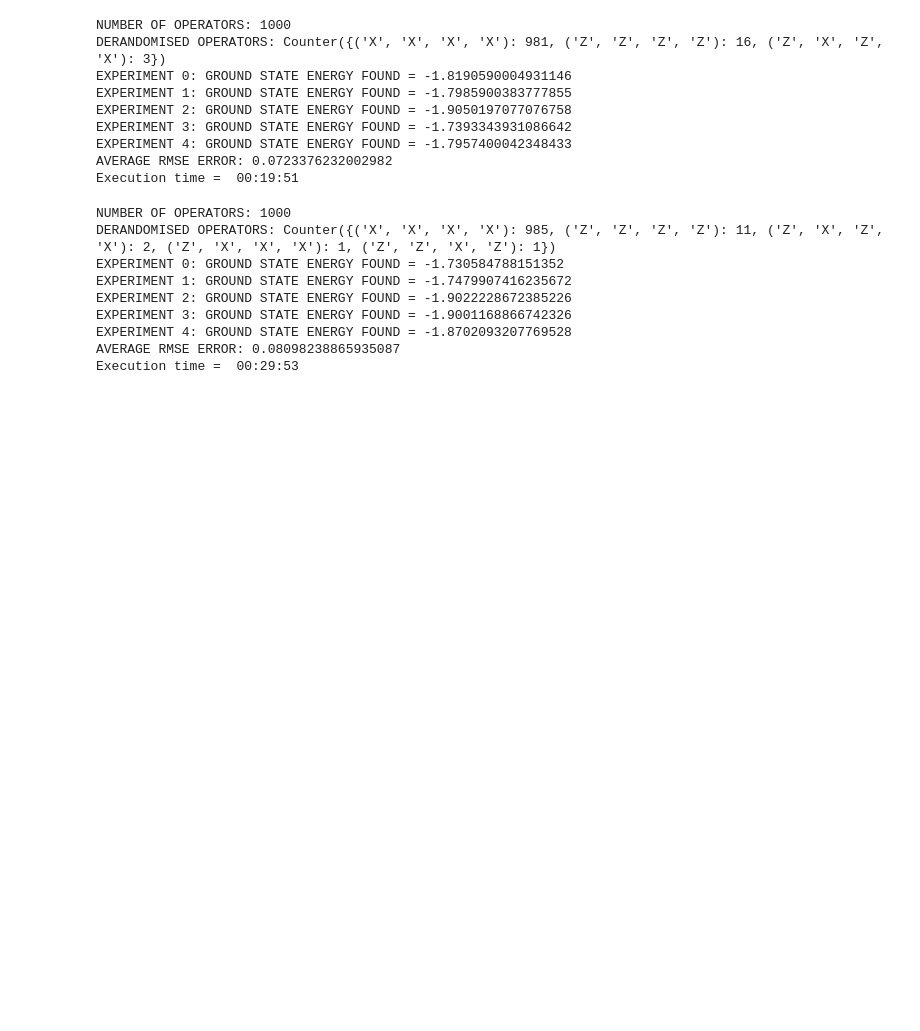
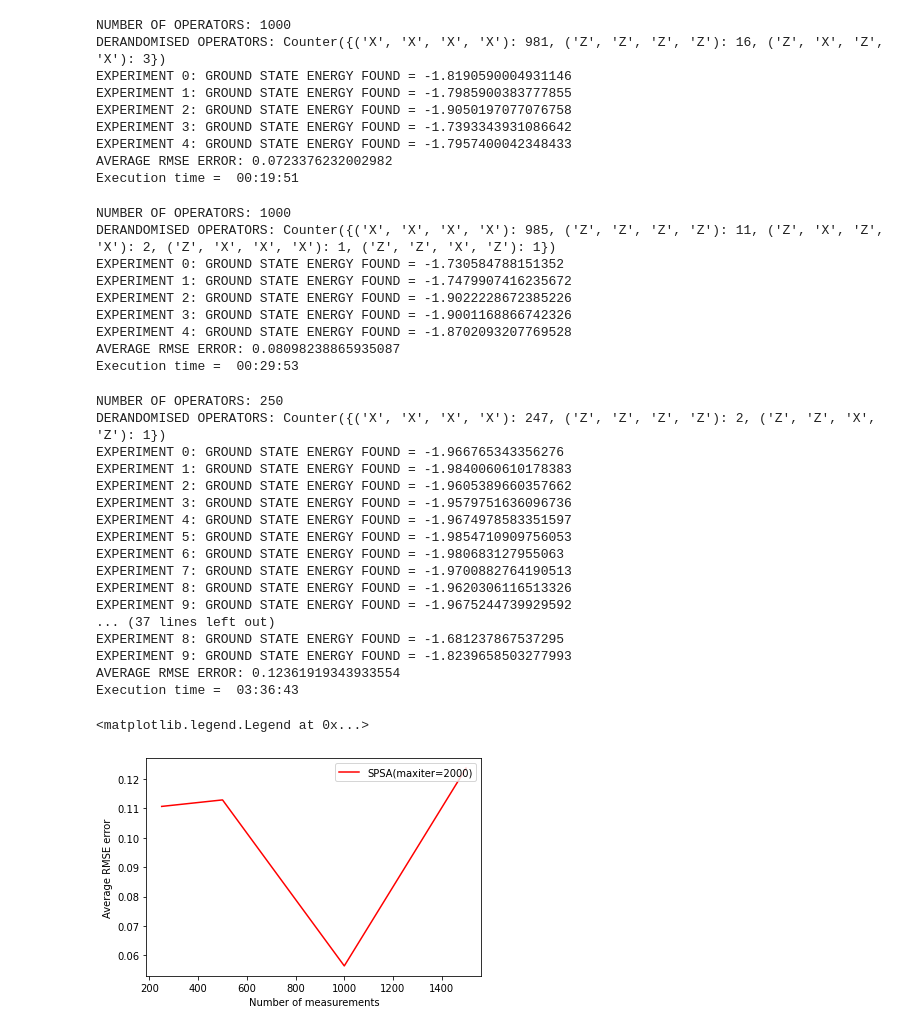
Before and after one commit to renatawong/classical-shadow-vqe, a Jupyter notebook: esp_dcs_vqe_qiskit_optimized.ipynb, the cells around one changed output. Cells and saved outputs as stored; diff of their text form; code cells hidden in the pictures; blank space fills up the shorter version.

```diff
--- a/esp_dcs_vqe_qiskit_optimized.ipynb
+++ b/esp_dcs_vqe_qiskit_optimized.ipynb
@@ -603,0 +600,79 @@ To do:
+# %%
+'''
+Attempting to reproduce experimental results reported in https://arxiv.org/abs/2103.07510.
+
+'''
+
+
+
+start_time = time.time()
+
+rmse_errors = []
+measurement_range = [250, 500, 1000, 1500]
+
+for num_operators in measurement_range:
+
+    print('NUMBER OF OPERATORS:', num_operators)
+
+    derandomized_hamiltonian = modified_derandomized_classical_shadow(hamiltonian_terms_XYZ,
+                                                                    num_operators, system_size, weight=weights_XYZ)
+
+    cost_function = partial(objective_function, derandomized_hamiltonian)
+
+    tuples = (tuple(pauli) for pauli in derandomized_hamiltonian)
+    counts = Counter(tuples)
+    print('DERANDOMISED OPERATORS:', counts)
+
+
+    optimizer = SPSA(maxiter=2000)
+    expectation_values = []
+    num_experiments = 10
+
+
+    for iteration in range(num_experiments):
+        cost_history = []
+        params = np.random.rand(ansatz.num_parameters)
+        result = optimizer.minimize(fun=cost_function, x0=params)
+        expectation_values.append(min(cost_history))
+        print("EXPERIMENT {}: GROUND STATE ENERGY FOUND = {}".format(iteration, min(cost_history)))
+
+
+
+    rmse_derandomised_cs = np.sqrt(np.sum([(EXPECTED_EIGENVALUE - expectation_values[i])**2
+                                           for i in range(num_experiments)])/num_experiments)
+
+    rmse_errors.append(rmse_derandomised_cs)
+    print('AVERAGE RMSE ERROR:', rmse_derandomised_cs)
+
+
+elapsed_time = time.time() - start_time
+print("Execution time = ", time.strftime("%H:%M:%S", time.gmtime(elapsed_time)))
+
+
+points = measurement_range
+num_points = len(measurement_range)
+
+plt.plot([i for i in points], [rmse_errors[i] for i in range(num_points)], 'r', label='SPSA(maxiter=2000)')
+plt.xlabel('Number of measurements')
+plt.ylabel('Average RMSE error')
+plt.legend(loc=1)
+# %% [output]
+NUMBER OF OPERATORS: 250
+DERANDOMISED OPERATORS: Counter({('X', 'X', 'X', 'X'): 247, ('Z', 'Z', 'Z', 'Z'): 2, ('Z', 'Z', 'X', 'Z'): 1})
+EXPERIMENT 0: GROUND STATE ENERGY FOUND = -1.966765343356276
+EXPERIMENT 1: GROUND STATE ENERGY FOUND = -1.9840060610178383
+EXPERIMENT 2: GROUND STATE ENERGY FOUND = -1.9605389660357662
+EXPERIMENT 3: GROUND STATE ENERGY FOUND = -1.9579751636096736
+EXPERIMENT 4: GROUND STATE ENERGY FOUND = -1.9674978583351597
+EXPERIMENT 5: GROUND STATE ENERGY FOUND = -1.9854710909756053
+EXPERIMENT 6: GROUND STATE ENERGY FOUND = -1.980683127955063
+EXPERIMENT 7: GROUND STATE ENERGY FOUND = -1.9700882764190513
+EXPERIMENT 8: GROUND STATE ENERGY FOUND = -1.9620306116513326
+EXPERIMENT 9: GROUND STATE ENERGY FOUND = -1.9675244739929592
+... (37 lines left out)
+EXPERIMENT 8: GROUND STATE ENERGY FOUND = -1.681237867537295
+EXPERIMENT 9: GROUND STATE ENERGY FOUND = -1.8239658503277993
+AVERAGE RMSE ERROR: 0.12361919343933554
+Execution time =  03:36:43
+<matplotlib.legend.Legend at 0x...>
+[figure, added]
```
Also changed, not shown: parts of 3 cells of this notebook.
